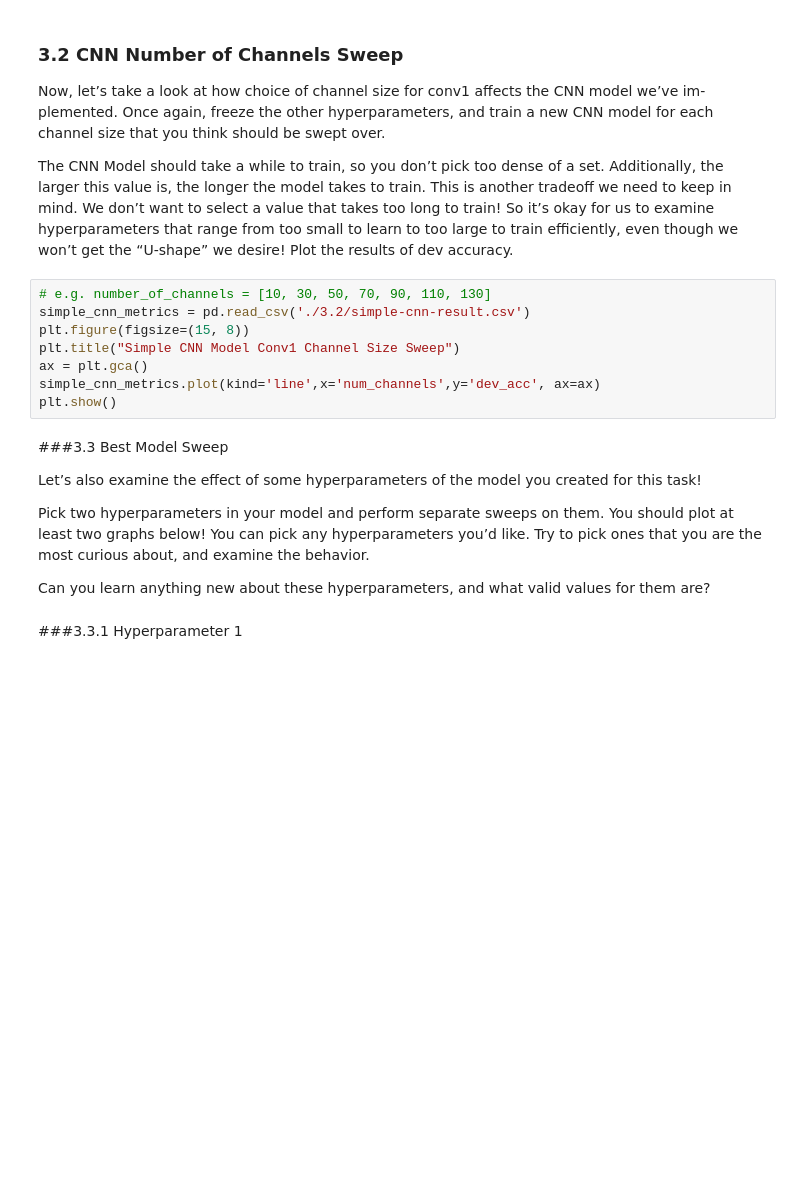
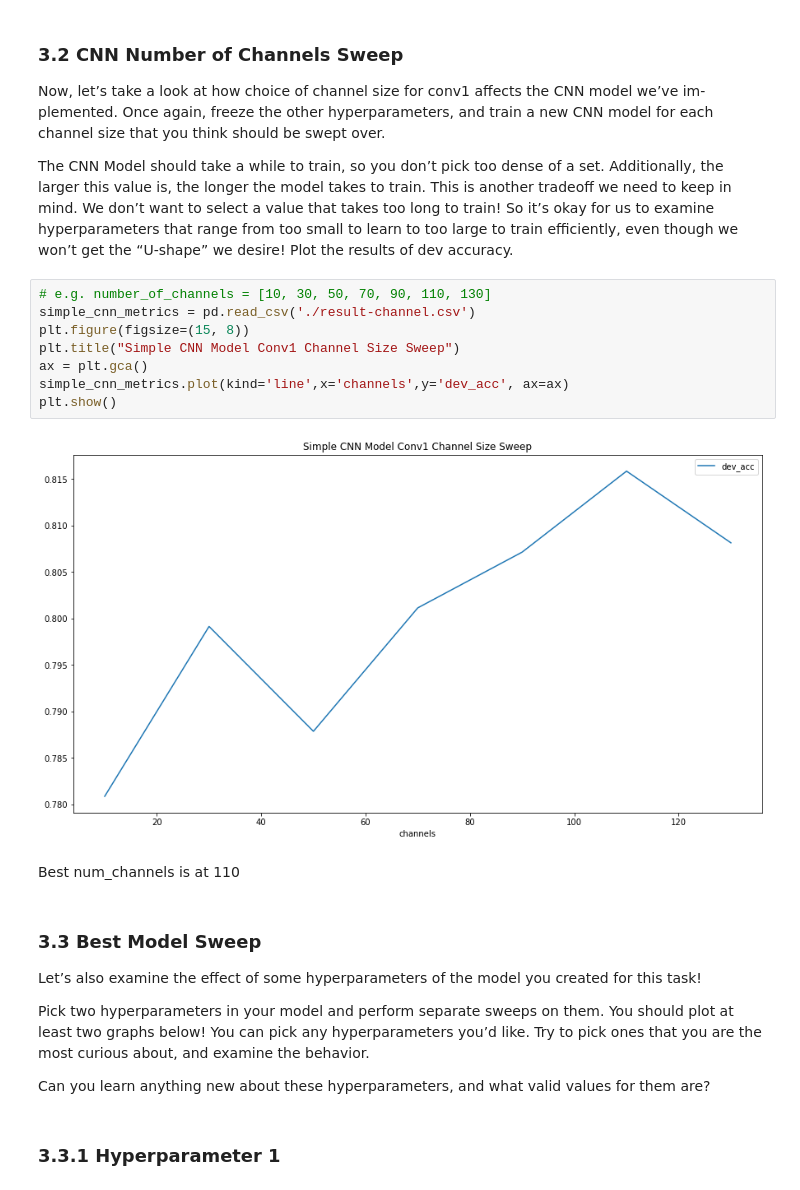
Before and after one commit to Evenstarneko/Machine-learning, a Jupyter notebook: HW3/ML_2021F_Practicum_3.ipynb, the cells around one changed output. Cells and saved outputs as stored; diff of their text form; blank space fills up the shorter version.

```diff
--- a/HW3/ML_2021F_Practicum_3.ipynb
+++ b/HW3/ML_2021F_Practicum_3.ipynb
@@ -213,14 +230,18 @@ The CNN Model should take a while to train, so you don’t pick too dense of a s
 Plot the results of dev accuracy.
 # %%
 # e.g. number_of_channels = [10, 30, 50, 70, 90, 110, 130]
-simple_cnn_metrics = pd.read_csv('./3.2/simple-cnn-result.csv')
+simple_cnn_metrics = pd.read_csv('./result-channel.csv')
 plt.figure(figsize=(15, 8))
 plt.title("Simple CNN Model Conv1 Channel Size Sweep")
 ax = plt.gca()
-simple_cnn_metrics.plot(kind='line',x='num_channels',y='dev_acc', ax=ax)
+simple_cnn_metrics.plot(kind='line',x='channels',y='dev_acc', ax=ax)
 plt.show()
+# %% [output]
+[figure, added]
+# %% [markdown]
+Best num_channels is at 110
 # %% [markdown]
-###3.3 Best Model Sweep
+### 3.3 Best Model Sweep
 
 Let’s also examine the effect of some hyperparameters of the model you created for this task!
 
@@ -228,4 +249,4 @@ Pick two hyperparameters in your model and perform separate sweeps on them. You
 
 Can you learn anything new about these hyperparameters, and what valid values for them are?
 # %% [markdown]
-###3.3.1 Hyperparameter 1
+### 3.3.1 Hyperparameter 1
```
Also changed, not shown: parts of 18 cells of this notebook, 32 other files.
